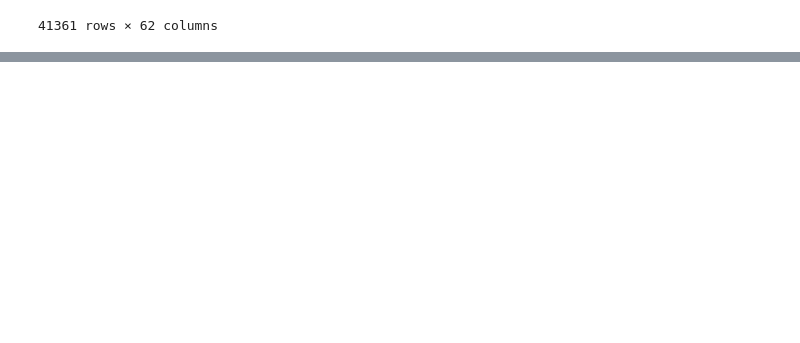
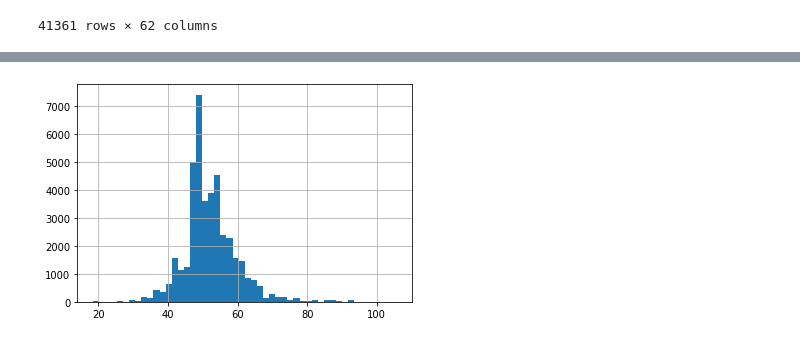
Before and after one commit to MarieeCzy/reefs_bleaching, a Jupyter notebook: reefs_bleaching.ipynb, the cells around one changed output, grey strips where cells are left out. Saved outputs shown, nothing was run; the diff lists cells and outputs as text; code cells hidden in the pictures; blank space fills up the shorter version.

```diff
--- a/reefs_bleaching.ipynb
+++ b/reefs_bleaching.ipynb
@@ -76,0 +122,7 @@ plt.show()
+# %%
+%matplotlib inline
+reefs_data['Cyclone_Frequency'].hist(bins=50)
+
+plt.show()
+# %% [output]
+[figure, added]
```
Also changed, not shown: parts of 9 cells of this notebook.
